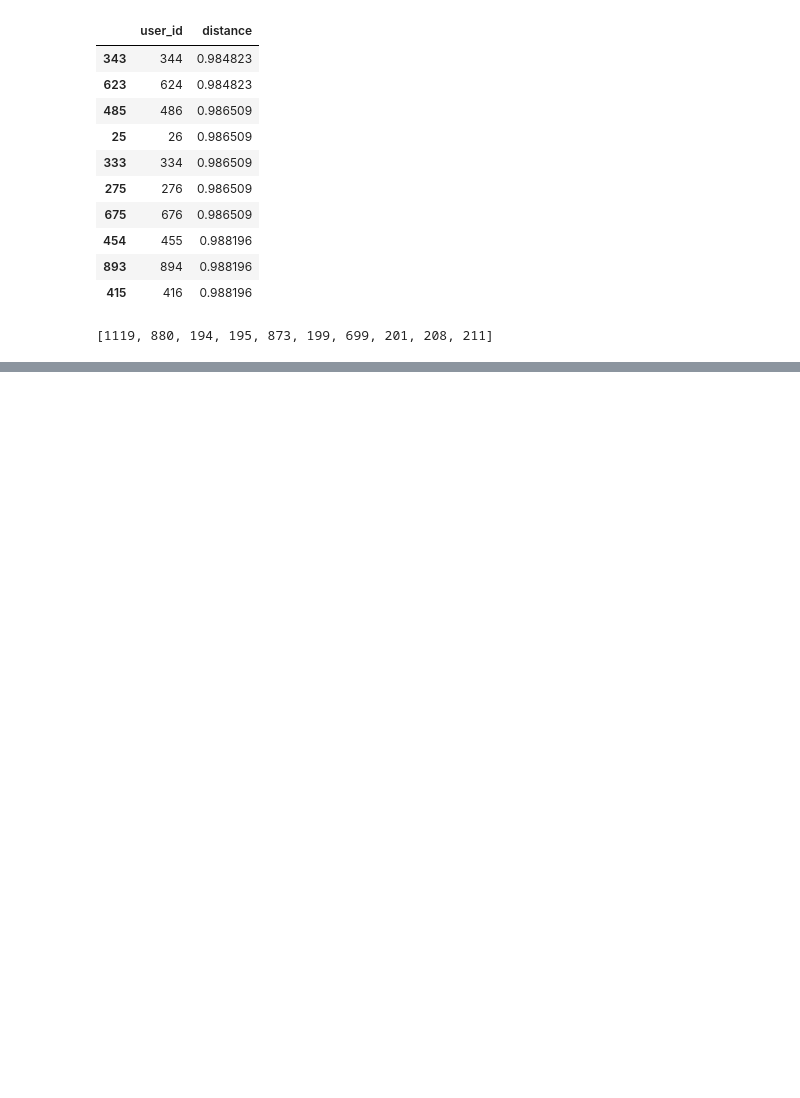
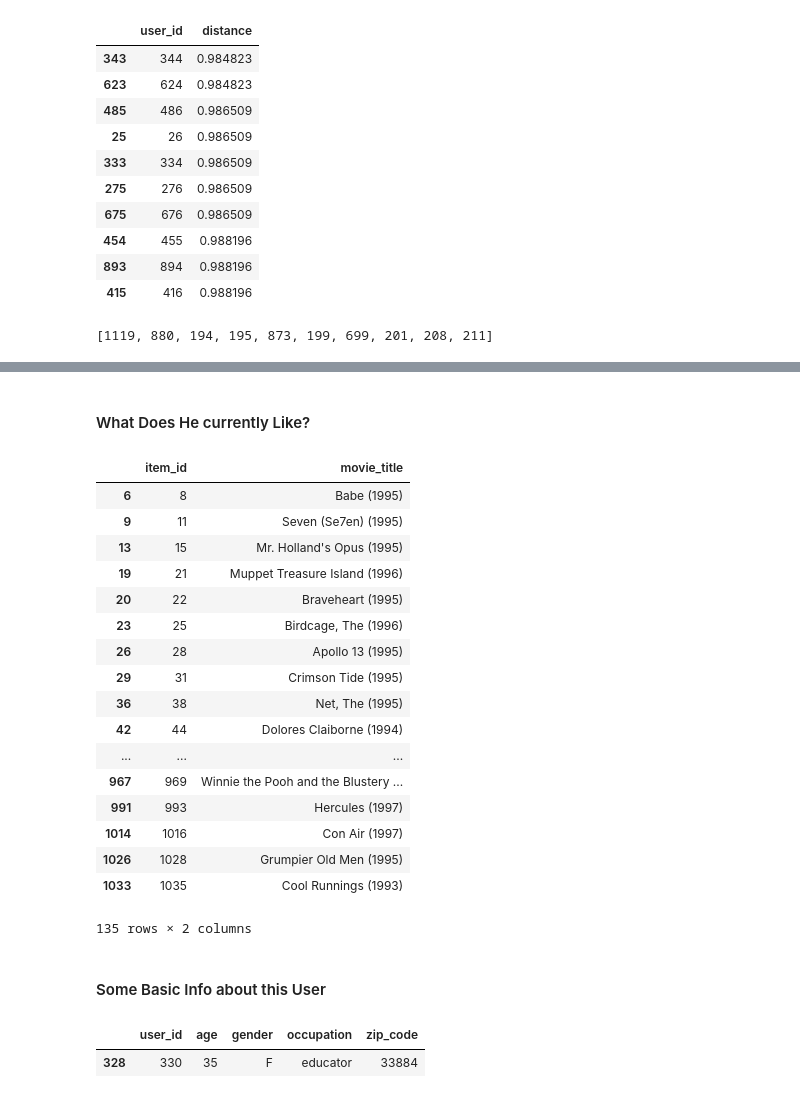
Before and after one commit to ohjho/ftds_oct_2018, a Jupyter notebook: Machine_Learning/NLP/recommendation_system/MovieLens_CollaborativeFiltering.ipynb, the cells around one changed output, grey strips where cells are left out. Drawn from its saved outputs; the diff is of its cells as text; code cells hidden in the pictures; blank space fills up the shorter version.

```diff
--- a/Machine_Learning/NLP/recommendation_system/MovieLens_CollaborativeFiltering.ipynb
+++ b/Machine_Learning/NLP/recommendation_system/MovieLens_CollaborativeFiltering.ipynb
@@ -224,10 +232,10 @@ GetItemSuggest( ui_matrix, user1, 10)
 # %%
 fname = 'data/ml-100k/u.item'
-idata = pd.read_csv( fname, sep= '\t',
+idata = pd.read_csv( fname, sep= '|',
                    header = 0,
                    names = [
-                       'movie id','movie title','release date','video release date',
-                       'IMDb URL','unknown','Action','Adventure','Animation',"Children's",
+                       'item_id','movie_title','release_date','video_release_date',
+                       'IMDb_URL','unknown','Action','Adventure','Animation','Children',
                        'Comedy','Crime','Documentary','Drama','Fantasy','Film-Noir','Horror',
                        'Musical','Mystery','Romance','Sci-Fi','Thriller','War','Western'],
                     encoding = 'iso-8859-1'
@@ -257,0 +260,29 @@ lls = [ s.strip() for s in ls]
+# %% [markdown]
+#### What Does He currently Like?
+# %%
+def GetUserMovieList(ui_mat, user_id, df_item):
+    OldItems = ui_mat.T[user_id].dropna().index
+    return df_item[ df_item.item_id.isin(OldItems)][['item_id','movie_title']]
+# %%
+GetUserMovieList(ui_matrix, user2, idata)
+# %% [output]
+|  | item_id | movie_title |
+| 6 | 8 | Babe (1995) |
+| 9 | 11 | Seven (Se7en) (1995) |
+| 13 | 15 | Mr. Holland's Opus (1995) |
+| 19 | 21 | Muppet Treasure Island (1996) |
+| 20 | 22 | Braveheart (1995) |
+| 23 | 25 | Birdcage, The (1996) |
+| 26 | 28 | Apollo 13 (1995) |
+| 29 | 31 | Crimson Tide (1995) |
+| 36 | 38 | Net, The (1995) |
+| 42 | 44 | Dolores Claiborne (1994) |
+| ... | ... | ... |
+| 967 | 969 | Winnie the Pooh and the Blustery ... |
+| 991 | 993 | Hercules (1997) |
+| 1014 | 1016 | Con Air (1997) |
+| 1026 | 1028 | Grumpier Old Men (1995) |
+| 1033 | 1035 | Cool Runnings (1993) |
+135 rows × 2 columns
+# %% [markdown]
+#### Some Basic Info about this User
@@ -257,0 +296,5 @@ lls = [ s.strip() for s in ls]
+# %%
+udata[udata.user_id == user2]
+# %% [output]
+|  | user_id | age | gender | occupation | zip_code |
+| 328 | 330 | 35 | F | educator | 33884 |
```
Also changed, not shown: parts of 13 cells of this notebook.
